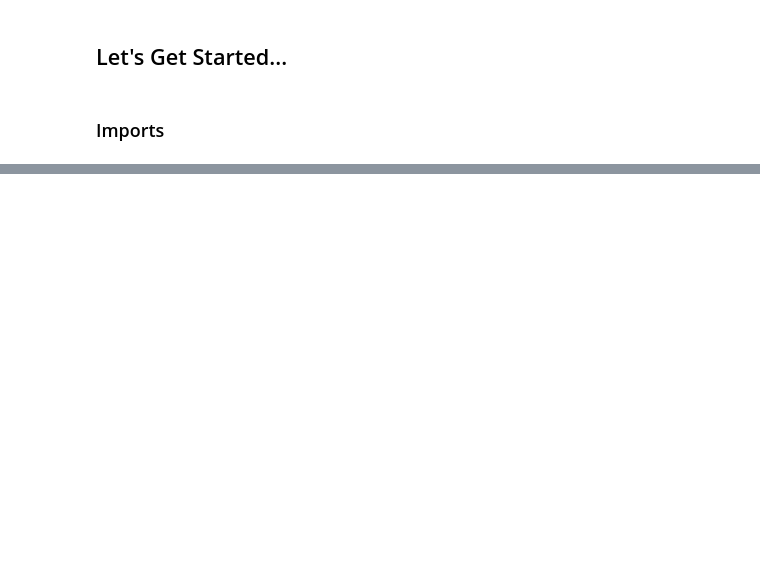
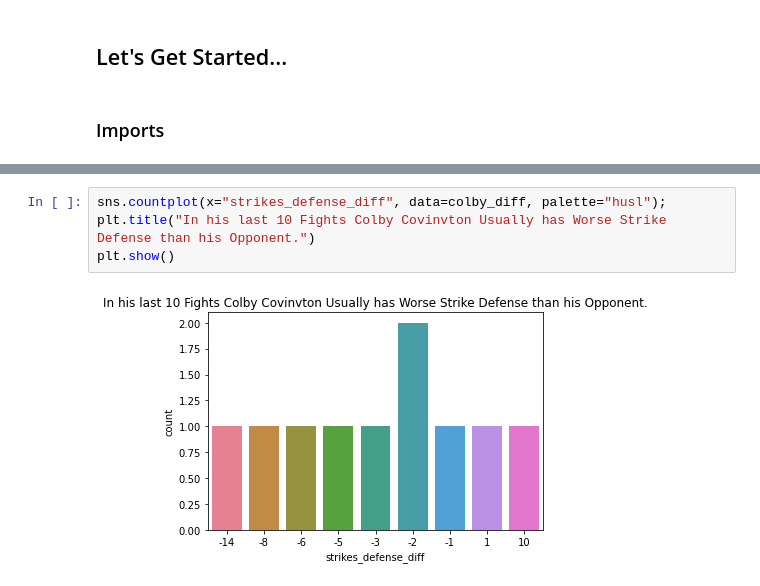
Before and after one commit to chloerwhitaker/UFC-Project, a Jupyter notebook: Final_UFC_Fight_Card_Predictor.ipynb, the cells around one changed output, grey strips where cells are left out. Cells and saved outputs as stored; diff of their text form; blank space fills up the shorter version.

```diff
--- a/Final_UFC_Fight_Card_Predictor.ipynb
+++ b/Final_UFC_Fight_Card_Predictor.ipynb
@@ -26,0 +212,6 @@ For this particular project we will be looking at UFC 272 PPV - Colby Covington
+# %%
+sns.countplot(x="strikes_defense_diff", data=colby_diff, palette="husl");
+plt.title("In his last 10 Fights Colby Covinvton Usually has Worse Strike Defense than his Opponent.")
+plt.show()
+# %% [output]
+[figure, added]
```
Also changed, not shown: parts of 88 cells of this notebook.
